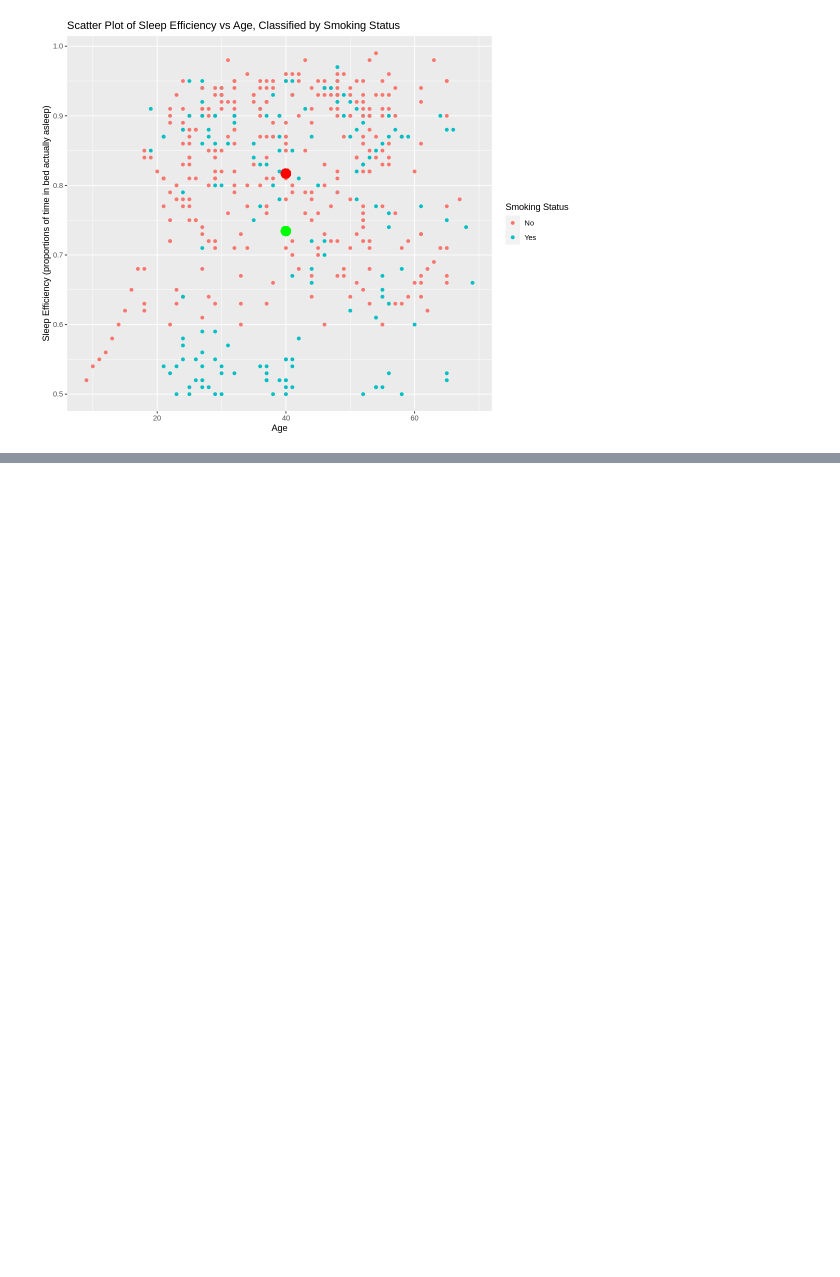
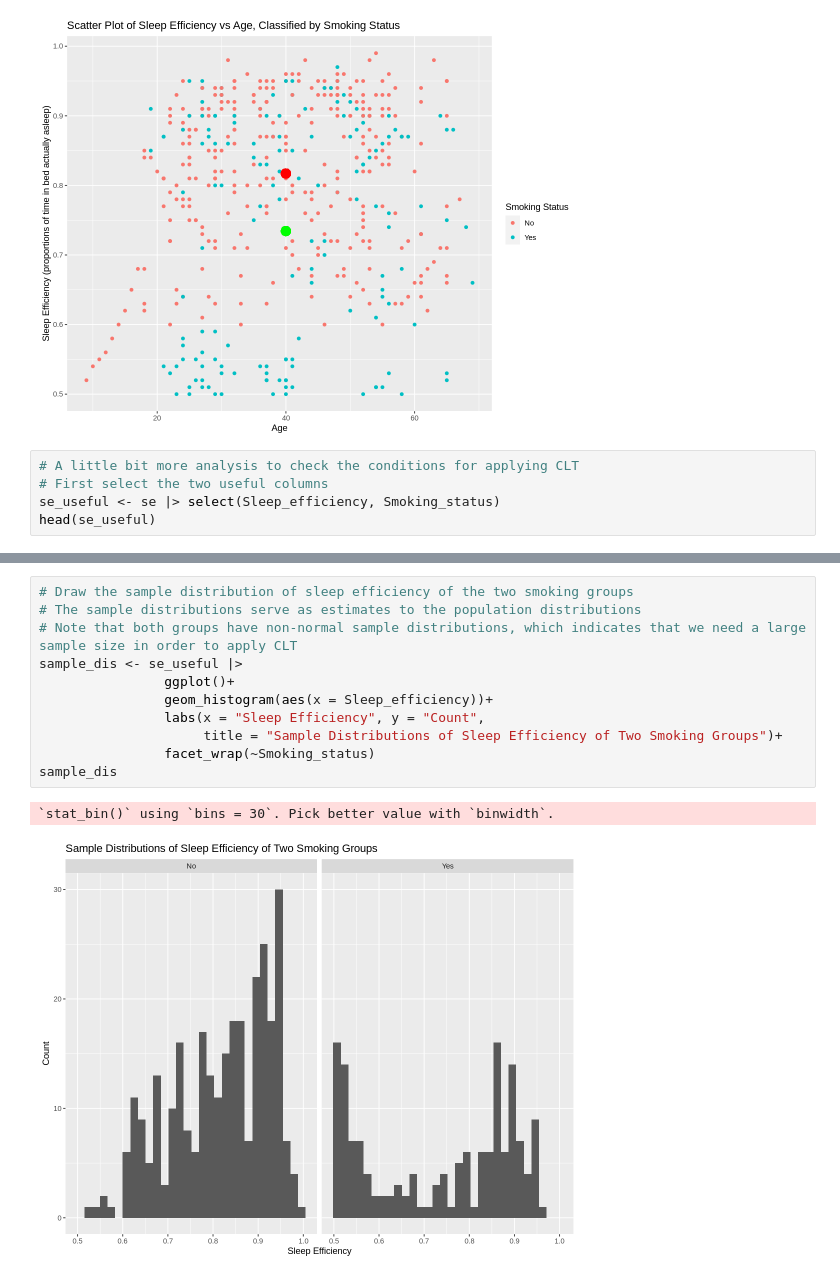
Before and after one commit to ritishaj/Does-smoking-status-affect-sleeping-efficiency-, a Jupyter notebook: Proposal.ipynb, the cells around one changed output, grey strips where cells are left out. Saved outputs shown, nothing was run; the diff lists cells and outputs as text; blank space fills up the shorter version.

```diff
--- a/Proposal.ipynb
+++ b/Proposal.ipynb
@@ -86,3 +86,8 @@ smoking_se_plot + geom_point(aes(x=40,y = summarize_table$mean_efficiency[1]),co
                     geom_point(aes(x=40,y = summarize_table$mean_efficiency[2]),color = "green", size = 5)
 # %% [output]
 [figure]
+# %%
+# A little bit more analysis to check the conditions for applying CLT
+# First select the two useful columns
+se_useful <- se |> select(Sleep_efficiency, Smoking_status)
+head(se_useful)
@@ -88,0 +104,14 @@ smoking_se_plot + geom_point(aes(x=40,y = summarize_table$mean_efficiency[1]),co
+# %%
+# Draw the sample distribution of sleep efficiency of the two smoking groups
+# The sample distributions serve as estimates to the population distributions
+# Note that both groups have non-normal sample distributions, which indicates that we need a large sample size in order to apply CLT
+sample_dis <- se_useful |>
+                ggplot()+
+                geom_histogram(aes(x = Sleep_efficiency))+
+                labs(x = "Sleep Efficiency", y = "Count",
+                     title = "Sample Distributions of Sleep Efficiency of Two Smoking Groups")+
+                facet_wrap(~Smoking_status)
+sample_dis
+# %% [output]
+`stat_bin()` using `bins = 30`. Pick better value with `binwidth`.
+[figure, added]
```
Also changed, not shown: parts of 1 cell of this notebook.
